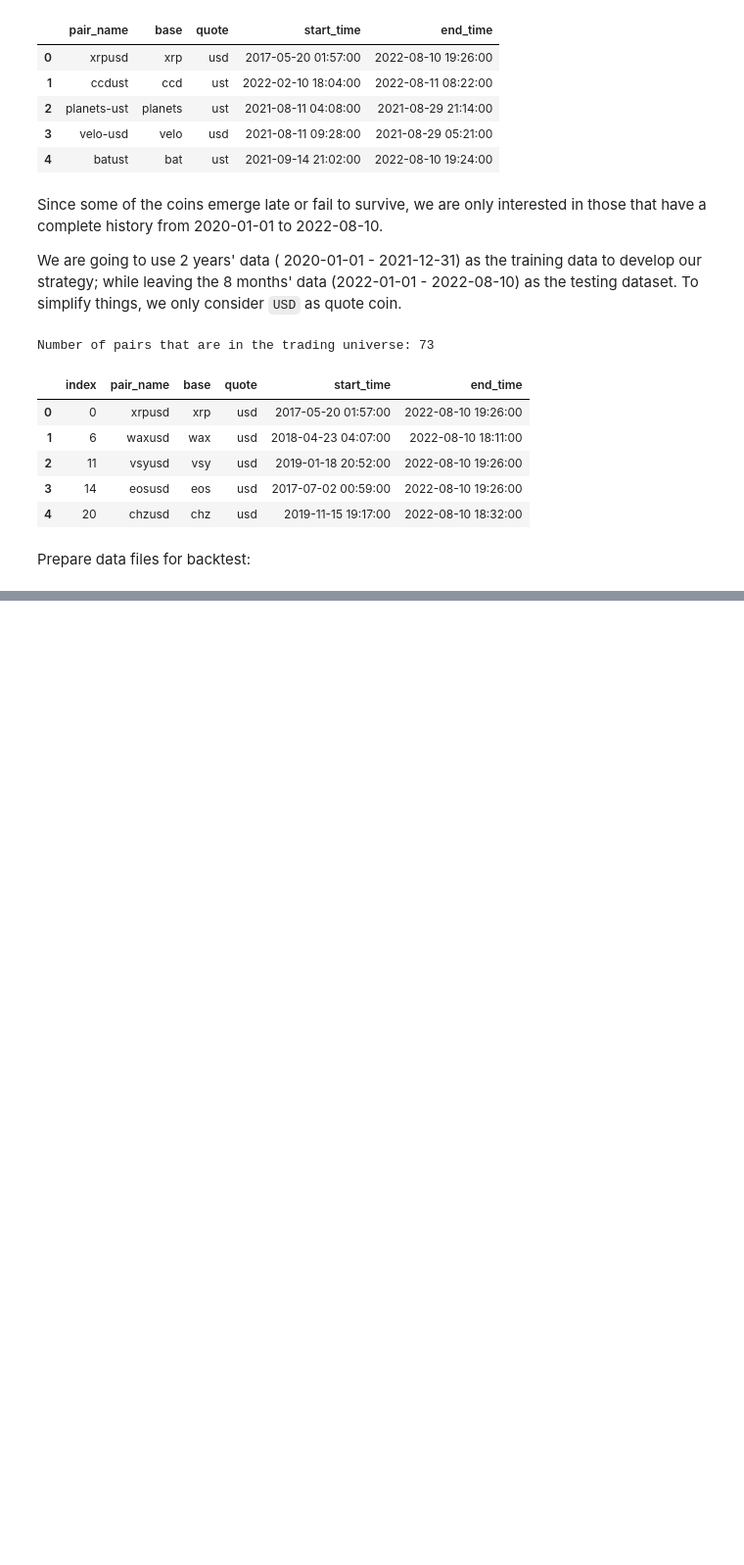
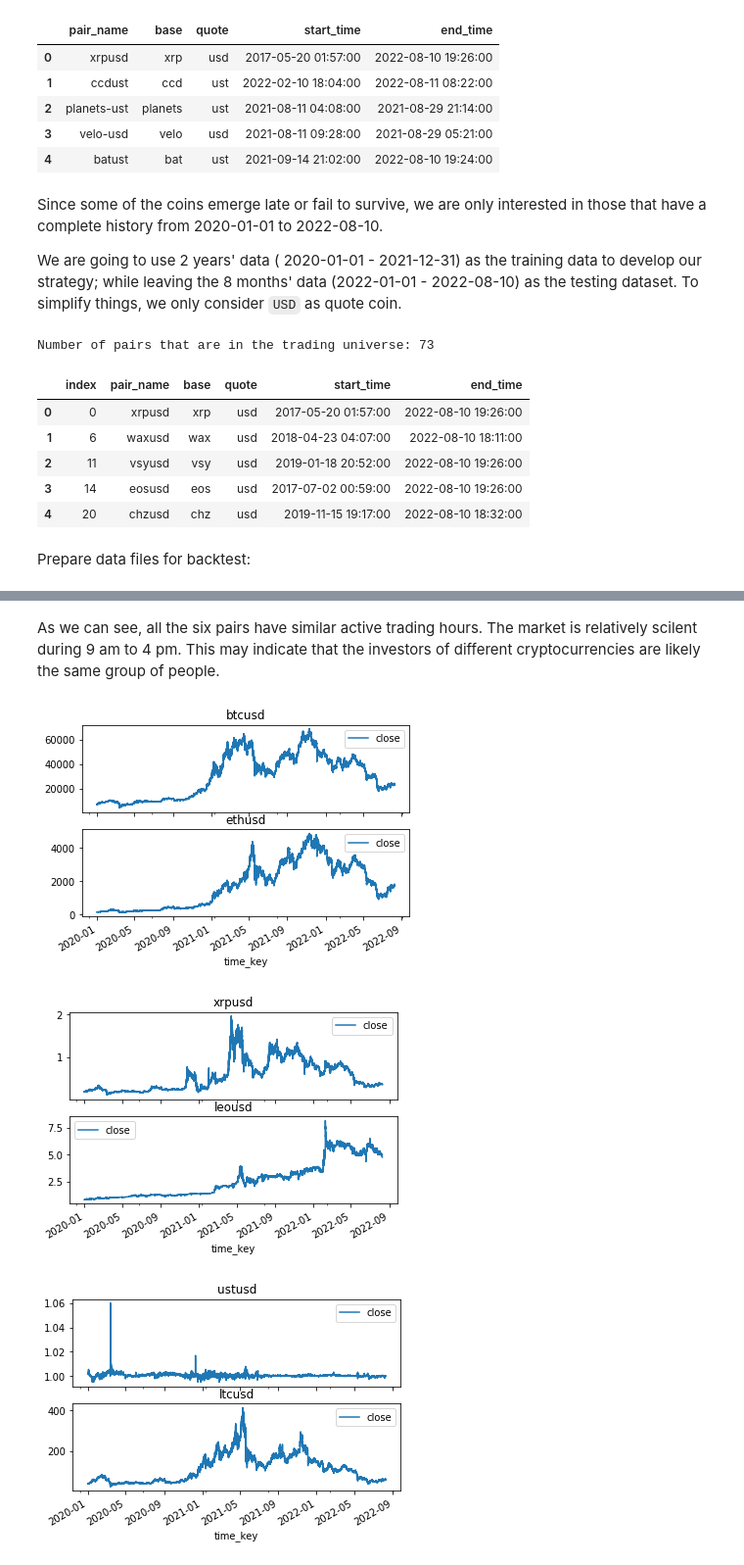
Before and after one commit to josephchenhk/qtrader_strategies, a Jupyter notebook: EDA.ipynb, the cells around one changed output, grey strips where cells are left out. Shown: that part at 98% size. Drawn from its saved outputs; the diff is of its cells as text; code cells hidden in the pictures; blank space fills up the shorter version.

```diff
--- a/EDA.ipynb
+++ b/EDA.ipynb
@@ -120,0 +252,21 @@ for i, row in tqdm(data_universe.iterrows()):
+# %% [markdown]
+As we can see, all the six pairs have similar active trading
+hours. The market is relatively scilent during 9 am to 4 pm.
+This may indicate that the investors of different cryptocurrencies
+are likely the same group of people.
+# %%
+for i, pair_name in enumerate(pairs):
+    if i % 2 == 0:
+        fig, axes = plt.subplots(
+            nrows=2, #data_universe.shape[0],
+            ncols=1,
+            sharex=True
+        )
+    df = pairs[pair_name]
+    df[["time_key", "close"]].set_index("time_key").plot(
+        ax=axes[i%2],
+        title=pair_name)
+# %% [output]
+[figure, added]
+[figure, added]
+[figure, added]
```
Also changed, not shown: parts of 7 cells of this notebook.
